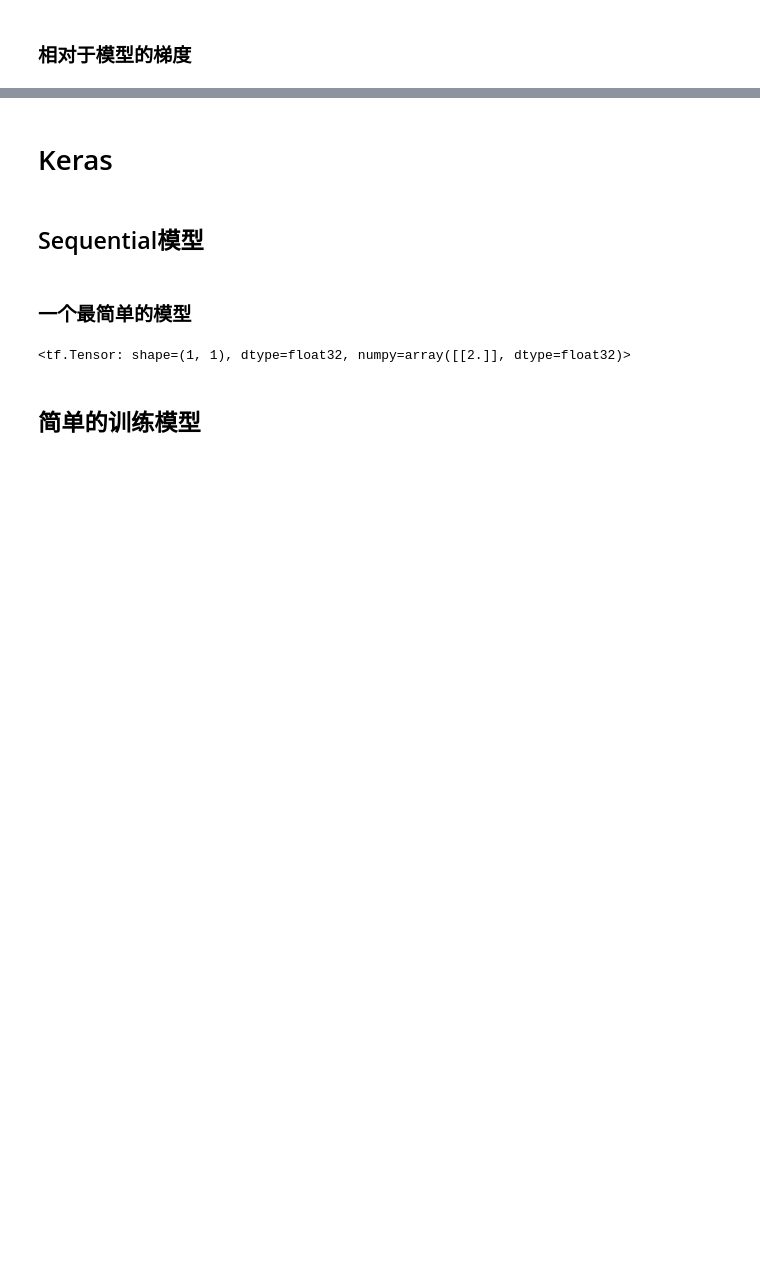
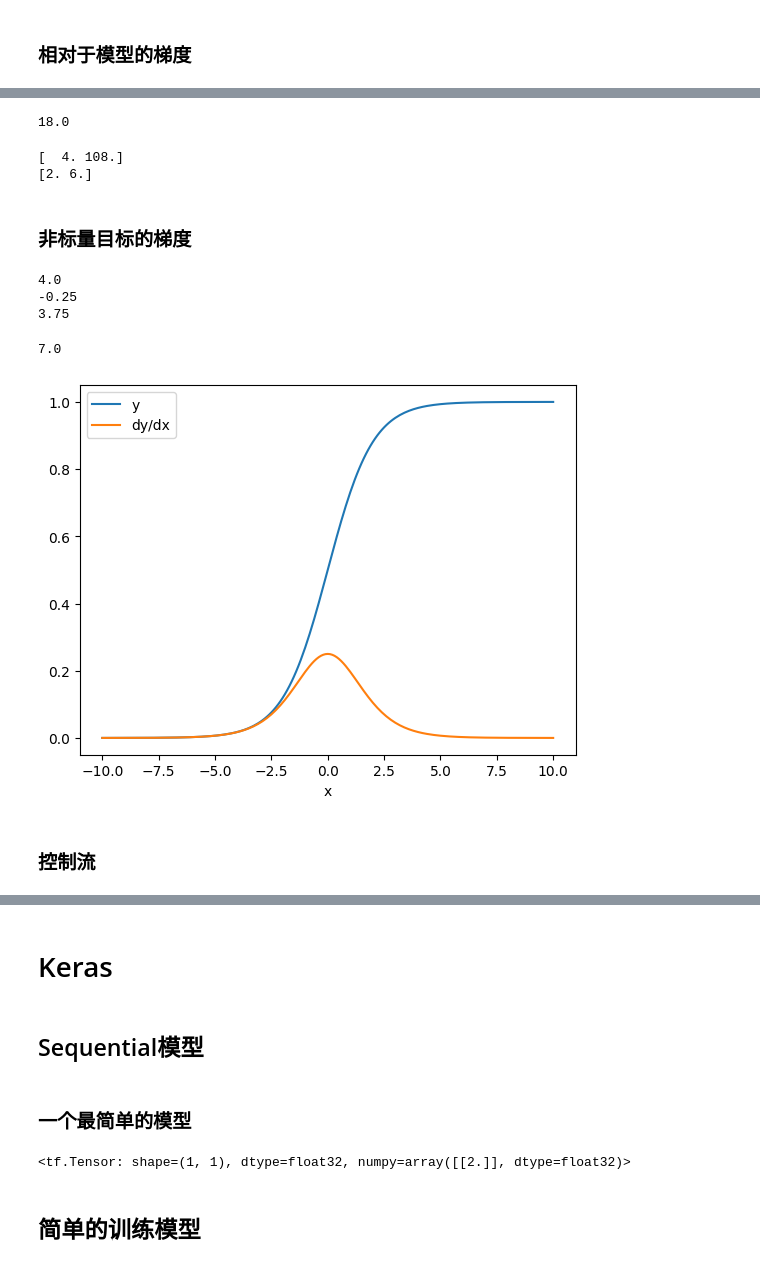
Before and after one commit to ElwinGao4444/colab, a Jupyter notebook: Tensorflow.ipynb, the cells around one changed output, grey strips where cells are left out. Cells and saved outputs as stored; diff of their text form; code cells hidden in the pictures; blank space fills up the shorter version.

```diff
--- a/Tensorflow.ipynb
+++ b/Tensorflow.ipynb
@@ -334,0 +395,71 @@ dense_3/bias:0, shape: (2,)
+# %%
+x = tf.constant(3.0)
+
+with tf.GradientTape() as tape:
+  tape.watch(x)
+  y = x * x
+  z = y * y
+
+# Use the tape to compute the gradient of z with respect to the
+# intermediate value y.
+# dz_dy = 2 * y and y = x ** 2 = 9
+print(tape.gradient(z, y).numpy())
+# %% [output]
+18.0
+# %%
+# 默认情况下，只要调用 GradientTape.gradient 方法，就会释放 GradientTape 保存的资源。
+# 要在同一计算中计算多个梯度，需要使用persistent=True参数。
+x = tf.constant([1, 3.0])
+with tf.GradientTape(persistent=True) as tape:
+  tape.watch(x)
+  y = x * x
+  z = y * y
+
+print(tape.gradient(z, x).numpy())  # [4.0, 108.0] (4 * x**3 at x = [1.0, 3.0])
+print(tape.gradient(y, x).numpy())  # [2.0, 6.0] (2 * x at x = [1.0, 3.0])
+# %% [output]
+[  4. 108.]
+[2. 6.]
+# %% [markdown]
+### 非标量目标的梯度
+# %%
+# 如果需要多个目标的梯度，则最终结果等于每个目标的梯度总和
+x = tf.Variable(2.0)
+with tf.GradientTape(persistent=True) as tape:
+  y0 = x**2
+  y1 = 1 / x
+
+print(tape.gradient(y0, x).numpy())
+print(tape.gradient(y1, x).numpy())
+print(tape.gradient({'y0': y0, 'y1': y1}, x).numpy())
+# %% [output]
+4.0
+-0.25
+3.75
+# %%
+# 如果目标不是标量，则计算总和的梯度
+x = tf.Variable(2.)
+
+with tf.GradientTape() as tape:
+  y = x * [3., 4.]
+
+print(tape.gradient(y, x).numpy())
+# %% [output]
+7.0
+# %%
+# 向量的梯度还是向量
+x = tf.linspace(-10.0, 10.0, 200+1)
+with tf.GradientTape() as tape:
+  tape.watch(x)
+  y = tf.nn.sigmoid(x)
+
+dy_dx = tape.gradient(y, x)
+
+plt.plot(x, y, label='y')
+plt.plot(x, dy_dx, label='dy/dx')
+plt.legend()
+_ = plt.xlabel('x')
+# %% [output]
+[figure, added]
+# %% [markdown]
+### 控制流
```
Also changed, not shown: parts of 29 cells of this notebook.
